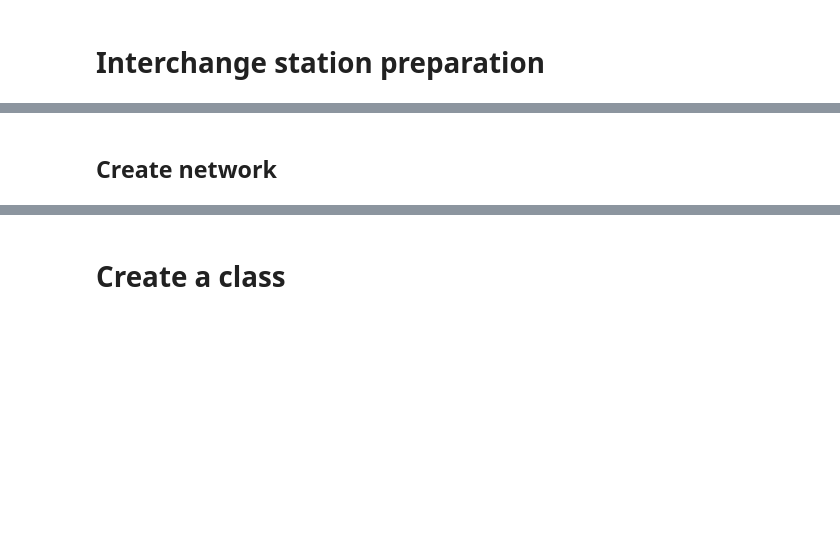
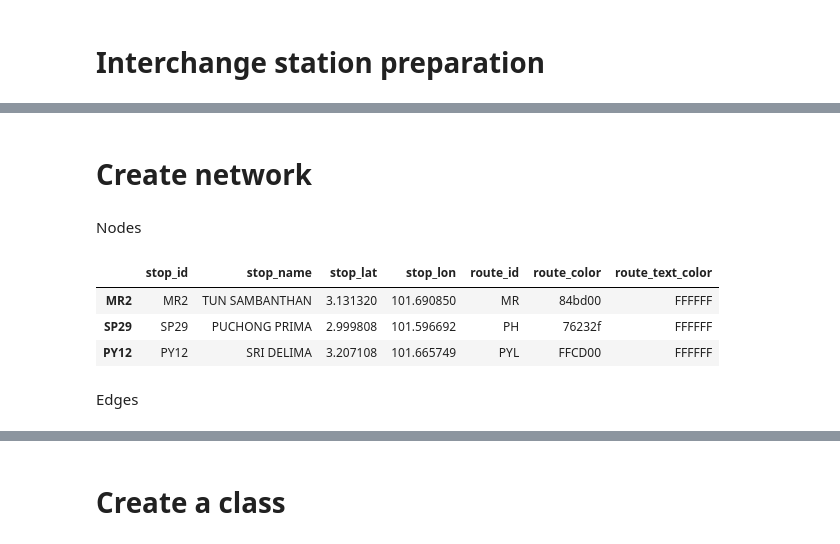
Before and after one commit to noisedoctrine/pickmeup, a Jupyter notebook: route_apis.ipynb, the cells around one changed output, grey strips where cells are left out. Saved outputs shown, nothing was run; the diff lists cells and outputs as text; code cells hidden in the pictures; blank space fills up the shorter version.

```diff
--- a/route_apis.ipynb
+++ b/route_apis.ipynb
@@ -343,4 +270,18 @@ interchanges = interchanges[[c for c in interchanges.columns if '__' not in c]].
 interchanges.to_csv('_interchanges_csv_for_inspection_only.csv', index=False)
 interchanges.to_pickle('interchanges.pickle')
 # %% [markdown]
-## Create network
+# Create network
+# %% [markdown]
+Nodes
+# %%
+nodes = stops[['stop_id','stop_name','stop_lat','stop_lon','route_id']].copy()
+nodes = pd.merge(nodes, routes[['route_id','route_color','route_text_color']], 'left', 'route_id')
+nodes.index = nodes['stop_id'].values
+nodes.sample(3, random_state=0)
+# %% [output]
+|  | stop_id | stop_name | stop_lat | stop_lon | route_id | route_color | route_text_color |
+| MR2 | MR2 | TUN SAMBANTHAN | 3.131320 | 101.690850 | MR | 84bd00 | FFFFFF |
+| SP29 | SP29 | PUCHONG PRIMA | 2.999808 | 101.596692 | PH | 76232f | FFFFFF |
+| PY12 | PY12 | SRI DELIMA | 3.207108 | 101.665749 | PYL | FFCD00 | FFFFFF |
+# %% [markdown]
+Edges
```
Also changed, not shown: parts of 28 cells of this notebook.
